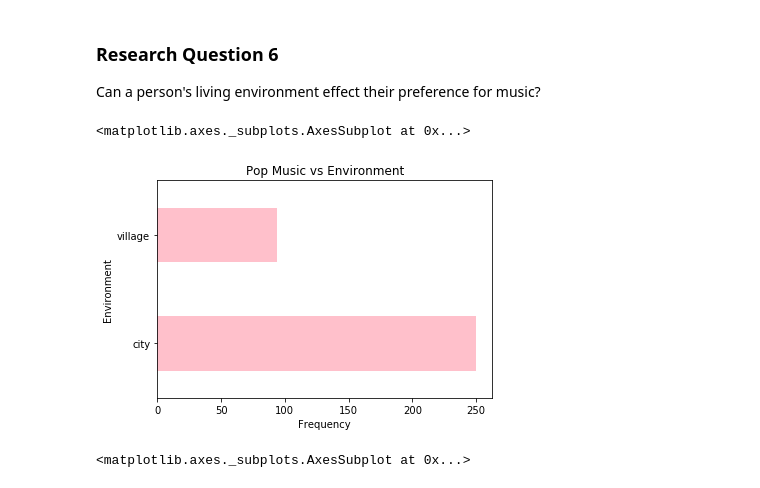
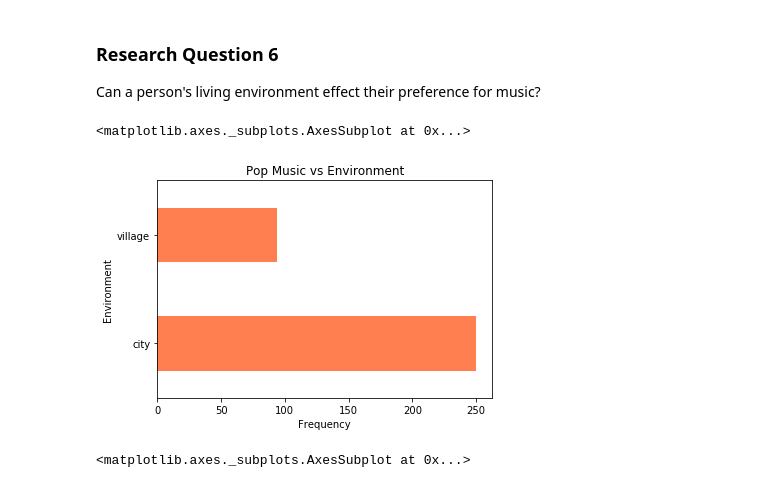
Before and after one commit to Fairfield-University-BA505/final-project-fa2019-tm-3, a Jupyter notebook: Final Notebook-MK Copy.ipynb, the cells around one changed output. Drawn from its saved outputs; the diff is of its cells as text; code cells hidden in the pictures.

```diff
--- a/Final Notebook-MK Copy.ipynb
+++ b/Final Notebook-MK Copy.ipynb
@@ -458,20 +458,20 @@ Can a person's living environment effect their preference for music?
 # %%
 pop_likes_df = research2[research2['Pop'] == 'like']
 # calling the Pop coloumn values that only equal like, and running it to make sure it prints correctly
 # pop_likes_df
 
-pop_v_envir =pop_likes_df['Village-town'].value_counts().plot(kind='barh', color= 'pink')
+pop_v_envir =pop_likes_df['Village-town'].value_counts().plot(kind='barh', color= 'coral')
 
 # labels
 plt.title('Pop Music vs Environment')
 plt.ylabel('Environment')
 plt.xlabel('Frequency')
 plt.xticks(rotation='horizontal')
 
 pop_v_envir
 # %% [output]
 <matplotlib.axes._subplots.AxesSubplot at 0x...>
-[figure, old version]
+[figure, new version]
 # %%
 rock_likes_df = research2[research2['Rock'] == 'like']
 
```
Also changed, not shown: parts of 1 cell of this notebook.
